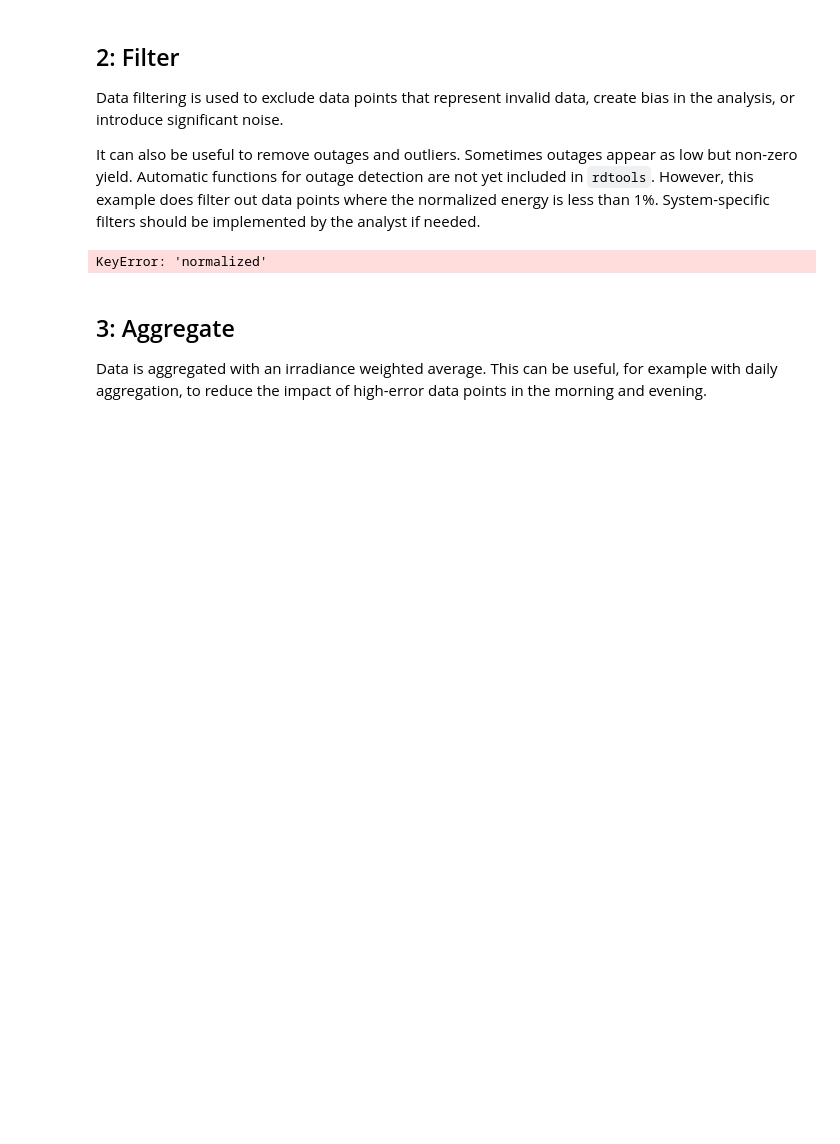
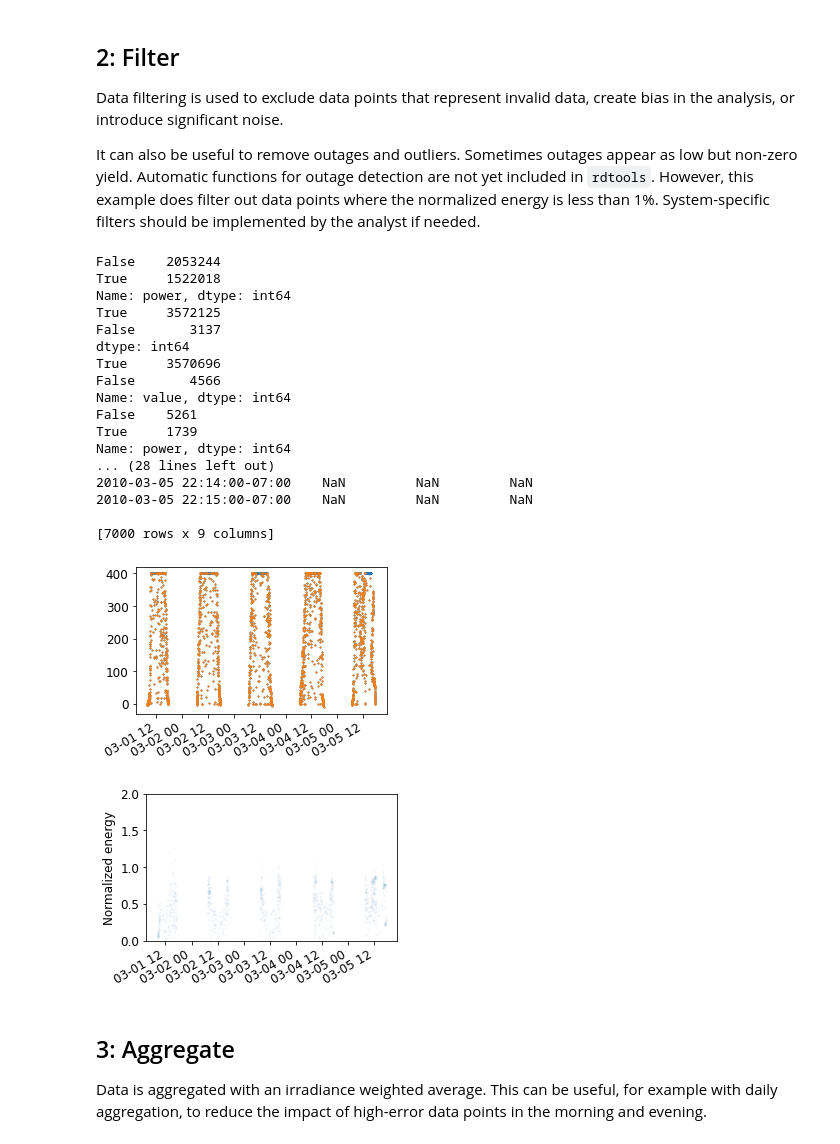
Before and after one commit to NREL/rdtools, a Jupyter notebook: docs/degradation_and_soiling_example_pvdaq_4.ipynb, the cells around one changed output. Drawn from its saved outputs; the diff is of its cells as text; code cells hidden in the pictures; blank space fills up the shorter version.

Commit message:
Updated the plotting coloring

```diff
--- a/docs/degradation_and_soiling_example_pvdaq_4.ipynb
+++ b/docs/degradation_and_soiling_example_pvdaq_4.ipynb
@@ -151,28 +151,68 @@ It can also be useful to remove outages and outliers. Sometimes outages appear a
 # %%
 # Calculate a collection of boolean masks that can be used
 # to filter the time series
 normalized_mask = rdtools.normalized_filter(df['normalized'])
 poa_mask = rdtools.poa_filter(df['poa'])
 tcell_mask = rdtools.tcell_filter(df['Tcell'])
 # Note: This clipping mask may be disabled when you are sure the system is not
 # experiencing clipping due to high DC/AC ratio
-clip_mask = rdtools.clip_filter(df['power'])
-clip_mask_xgboost = rdtools.clip_filter(df['power'], '')
-clip_mask_logic = rdtools.clip_filter(df['power'])
+clip_mask = rdtools.clip_filter(df['power'], 'quantile')
+clip_mask_xgboost = rdtools.clip_filter(df['power'], 'xgboost')
+clip_mask_logic = rdtools.clip_filter(df['power'], 'logic')
+
+print(clip_mask.value_counts())
+print(clip_mask_xgboost.value_counts())
+print(clip_mask_logic.value_counts())
+
+to_plot = df.iloc[5000:12000].copy()
+to_plot.loc[to_plot['power']>400,'power'] =400
+
+clip_mask = rdtools.clip_filter(to_plot['power'], 'quantile')
+clip_mask_xgboost = rdtools.clip_filter(to_plot['power'], 'xgboost')
+clip_mask_logic = rdtools.clip_filter(to_plot['power'], 'logic')
+fig, ax = plt.subplots()
+
+ax.plot(to_plot.index, to_plot['power'], 'o')
+ax.plot(to_plot[clip_mask_xgboost].index, to_plot[clip_mask_xgboost]['power'], 'o')
+fig.autofmt_xdate()
+
+print(clip_mask.value_counts())
+print(clip_mask_xgboost.value_counts())
+print(clip_mask_logic.value_counts())
+
+print(to_plot)
 
 
 # filter the time series and keep only the columns needed for the
 # remaining steps
 filtered = df[normalized_mask & poa_mask & tcell_mask & clip_mask]
 filtered = filtered[['insolation', 'normalized']]
 
 fig, ax = plt.subplots()
 ax.plot(filtered.index, filtered.normalized, 'o', alpha = 0.05)
 ax.set_ylim(0,2)
 fig.autofmt_xdate()
 ax.set_ylabel('Normalized energy');
 # %% [output]
-KeyError: 'normalized'
+False    2053244
+True     1522018
+Name: power, dtype: int64
+True     3572125
+False       3137
+dtype: int64
+True     3570696
+False       4566
+Name: value, dtype: int64
+False    5261
+True     1739
+Name: power, dtype: int64
+... (28 lines left out)
+2010-03-05 22:14:00-07:00    NaN         NaN         NaN
+2010-03-05 22:15:00-07:00    NaN         NaN         NaN
+
+[7000 rows x 9 columns]
+[figure, added]
+[figure, added]
 # %% [markdown]
 ## 3: Aggregate
 
```
Also changed, not shown: parts of 5 cells of this notebook, 3 other files.
